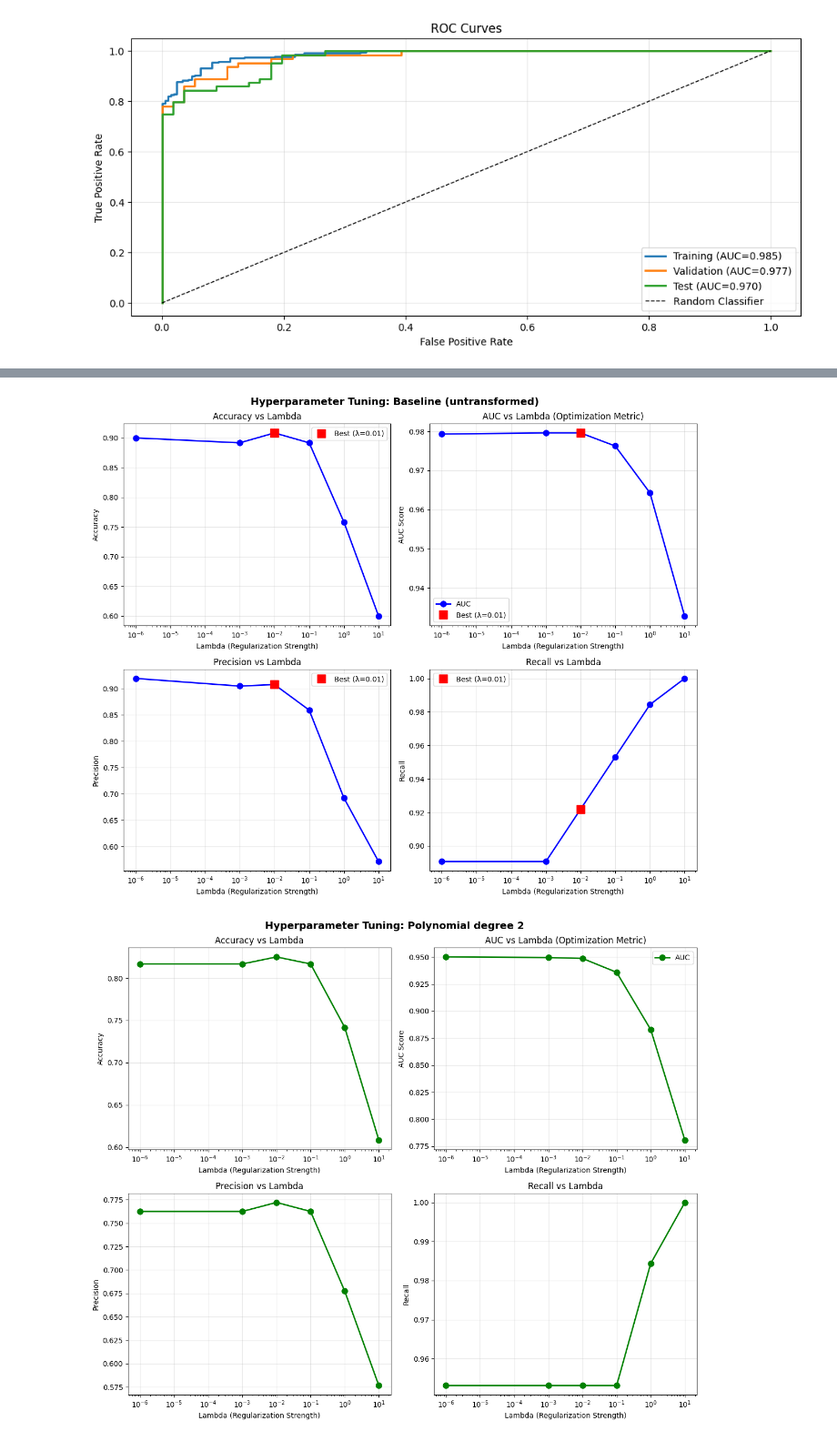
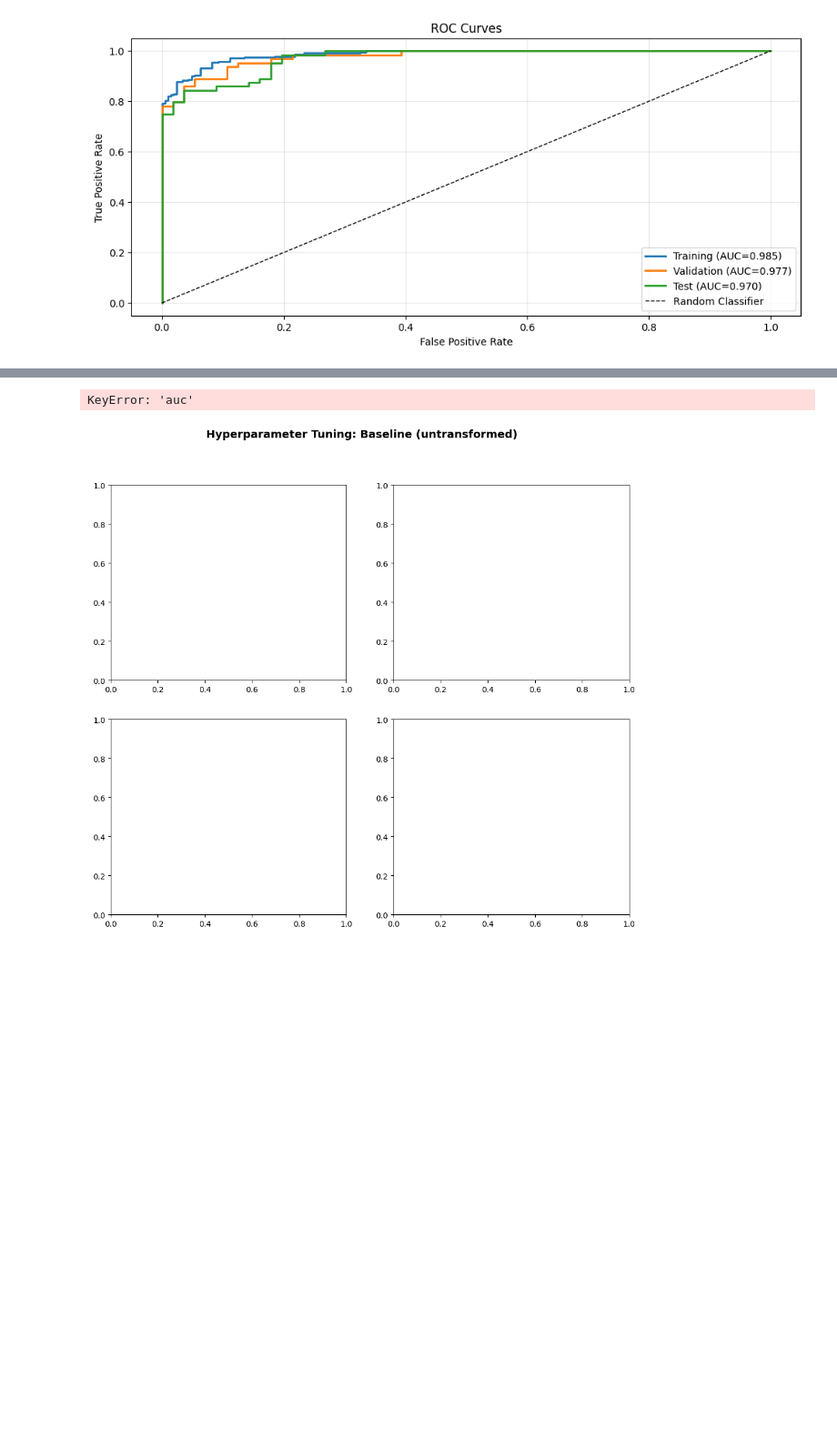
Before and after one commit to Techdude01/NBAPredict, a Jupyter notebook: LogPredict.ipynb, the cells around one changed output, grey strips where cells are left out. Shown at 91% size. Cells and saved outputs as stored; diff of their text form; code cells hidden in the pictures; blank space fills up the shorter version.

```diff
--- a/LogPredict.ipynb
+++ b/LogPredict.ipynb
@@ -415,14 +449,14 @@ for version_desc in results_df['version_desc'].unique():
     is_best_version = (version_data['version_desc'].iloc[0] == best_version_desc)
     if is_best_version:
         best_plot_lambda = version_data[version_data['lambda'] == best_lambda]['plot_lambda'].values[0]
-        best_auc_plot = version_data[version_data['lambda'] == best_lambda]['auc'].values[0]
+        best_auc_plot = version_data[version_data['lambda'] == best_lambda]['test_auc'].values[0]
 
     color = version_colors[version_desc]
 
     # Accuracy plot
-    axes[0, 0].plot(version_data['plot_lambda'], version_data['accuracy'], 'o-', linewidth=2, markersize=8, color=color)
+    axes[0, 0].plot(version_data['plot_lambda'], version_data['test_acc'], 'o-', linewidth=2, markersize=8, color=color)
     if is_best_version:
-        best_acc_plot = version_data[version_data['lambda'] == best_lambda]['accuracy'].values[0]
+        best_acc_plot = version_data[version_data['lambda'] == best_lambda]['test_acc'].values[0]
         axes[0, 0].plot(best_plot_lambda, best_acc_plot, 's', markersize=12, color='red', label=f'Best (λ={best_lambda})', zorder=5)
         axes[0, 0].legend()
     axes[0, 0].set_xlabel('Lambda (Regularization Strength)')
@@ -432,42 +466,42 @@ for version_desc in results_df['version_desc'].unique():
     axes[0, 0].grid(True, alpha=0.3)
 
     # AUC plot (optimization metric) - highlight best point
-    axes[0, 1].plot(version_data['plot_lambda'], version_data['auc'], 'o-', linewidth=2, markersize=8, color=color, label='AUC')
+    axes[0, 1].plot(version_data['plot_lambda'], version_data['test_auc'], 'o-', linewidth=2, markersize=8, color=color, label='AUC')
     if is_best_version:
         axes[0, 1].plot(best_plot_lambda, best_auc_plot, 's', markersize=12, color='red', label=f'Best (λ={best_lambda})', zorder=5)
     axes[0, 1].set_xlabel('Lambda (Regularization Strength)')
     axes[0, 1].set_ylabel('AUC Score')
     axes[0, 1].set_title('AUC vs Lambda (Optimization Metric)')
     axes[0, 1].set_xscale('log')
     axes[0, 1].grid(True, alpha=0.3)
     axes[0, 1].legend()
 
     # Precision plot
-    axes[1, 0].plot(version_data['plot_lambda'], version_data['precision'], 'o-', linewidth=2, markersize=8, color=color)
+    axes[1, 0].plot(version_data['plot_lambda'], version_data['test_precision'], 'o-', linewidth=2, markersize=8, color=color)
     if is_best_version:
-        best_prec_plot = version_data[version_data['lambda'] == best_lambda]['precision'].values[0]
+        best_prec_plot = version_data[version_data['lambda'] == best_lambda]['test_precision'].values[0]
         axes[1, 0].plot(best_plot_lambda, best_prec_plot, 's', markersize=12, color='red', label=f'Best (λ={best_lambda})', zorder=5)
         axes[1, 0].legend()
     axes[1, 0].set_xlabel('Lambda (Regularization Strength)')
     axes[1, 0].set_ylabel('Precision')
     axes[1, 0].set_title('Precision vs Lambda')
     axes[1, 0].set_xscale('log')
     axes[1, 0].grid(True, alpha=0.3)
 
     # Recall plot
-    axes[1, 1].plot(version_data['plot_lambda'], version_data['recall'], 'o-', linewidth=2, markersize=8, color=color)
+    axes[1, 1].plot(version_data['plot_lambda'], version_data['test_recall'], 'o-', linewidth=2, markersize=8, color=color)
     if is_best_version:
-        best_rec_plot = version_data[version_data['lambda'] == best_lambda]['recall'].values[0]
+        best_rec_plot = version_data[version_data['lambda'] == best_lambda]['test_recall'].values[0]
         axes[1, 1].plot(best_plot_lambda, best_rec_plot, 's', markersize=12, color='red', label=f'Best (λ={best_lambda})', zorder=5)
         axes[1, 1].legend()
     axes[1, 1].set_xlabel('Lambda (Regularization Strength)')
     axes[1, 1].set_ylabel('Recall')
     axes[1, 1].set_title('Recall vs Lambda')
     axes[1, 1].set_xscale('log')
     axes[1, 1].grid(True, alpha=0.3)
 
     plt.tight_layout()
     plt.show()
 # %% [output]
+KeyError: 'auc'
-[figure, old version]
+[figure, new version]
-[figure, removed]
```
Also changed, not shown: parts of 6 cells of this notebook, 2 other files.
